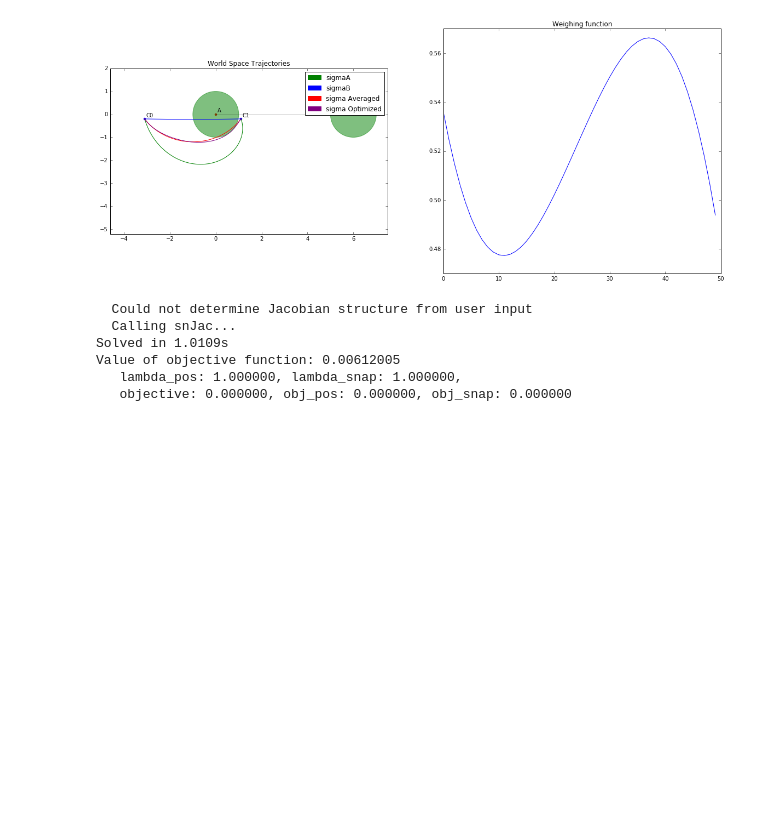
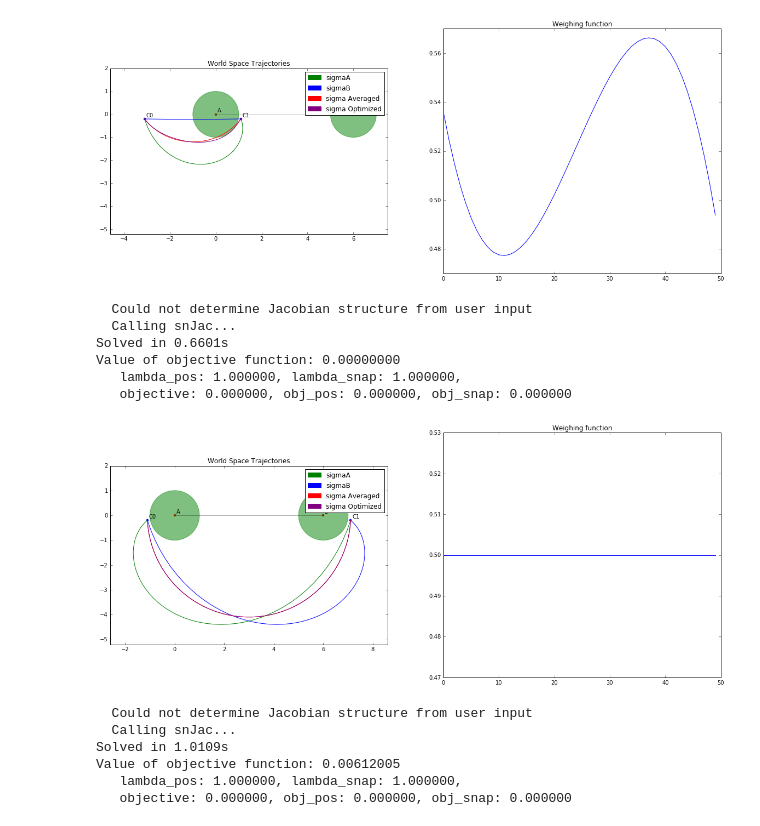
Before and after one commit to njoubert/spooky, a Jupyter notebook: experiments/ipython/15 - NJ - Optimizing all constraints and objectives of the blending function for two spherically interpolated trajectories.ipynb, the cells around one changed output. Saved outputs shown, nothing was run; the diff lists cells and outputs as text; code cells hidden in the pictures; blank space fills up the shorter version.

```diff
--- a/experiments/ipython/15 - NJ - Optimizing all constraints and objectives of the blending function for two spherically interpolated trajectories.ipynb
+++ b/experiments/ipython/15 - NJ - Optimizing all constraints and objectives of the blending function for two spherically interpolated trajectories.ipynb
@@ -657,6 +688,22 @@ Value of objective function: 0.00069875
    lambda_pos: 1.000000, lambda_snap: 1.000000,
    objective: 0.000000, obj_pos: 0.000000, obj_snap: 0.000000
 [figure]
+# %%
+min_dist = 1                    # let's set a minimum distance of 1m
+personA  = np.array([0,0,0])     # person A position
+personB  = np.array([6,0,0])     # person B position
+C0 = np.array([-1.1,-0.2,0])  # Starting camera position is *outside* of PA_1
+C1 = np.array([7.1,-0.2,0])    # Ending camera position
+
+create_blended_trajectory(personA, personB, C0, C1, min_dist,real_optimizer)
+# %% [output]
+  Could not determine Jacobian structure from user input
+  Calling snJac...
+Solved in 0.6601s
+Value of objective function: 0.00000000
+   lambda_pos: 1.000000, lambda_snap: 1.000000,
+   objective: 0.000000, obj_pos: 0.000000, obj_snap: 0.000000
+[figure, added]
 # %%
 min_dist = 4                    # let's set a minimum distance of 1m
 personA  = np.array([1,1,0])     # person A position
```
Also changed, not shown: parts of 7 cells of this notebook.
